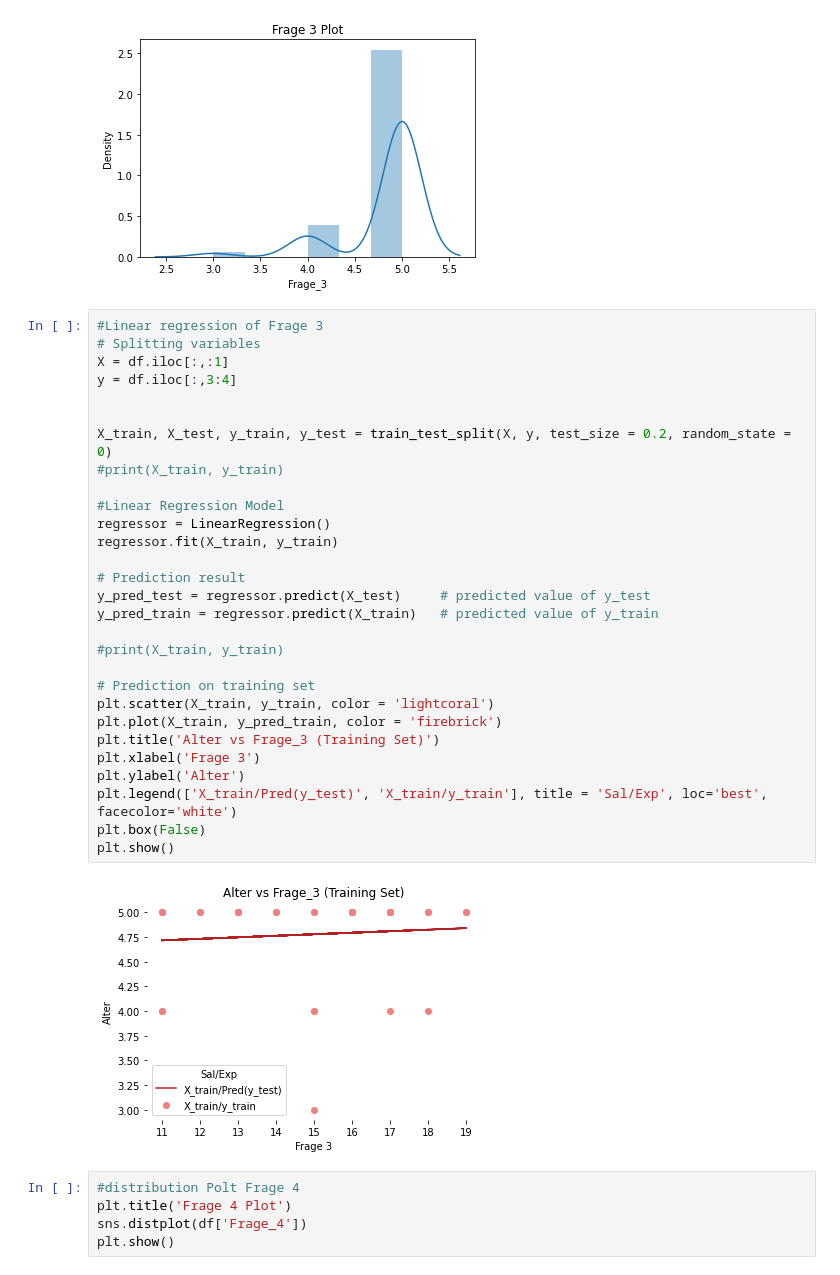
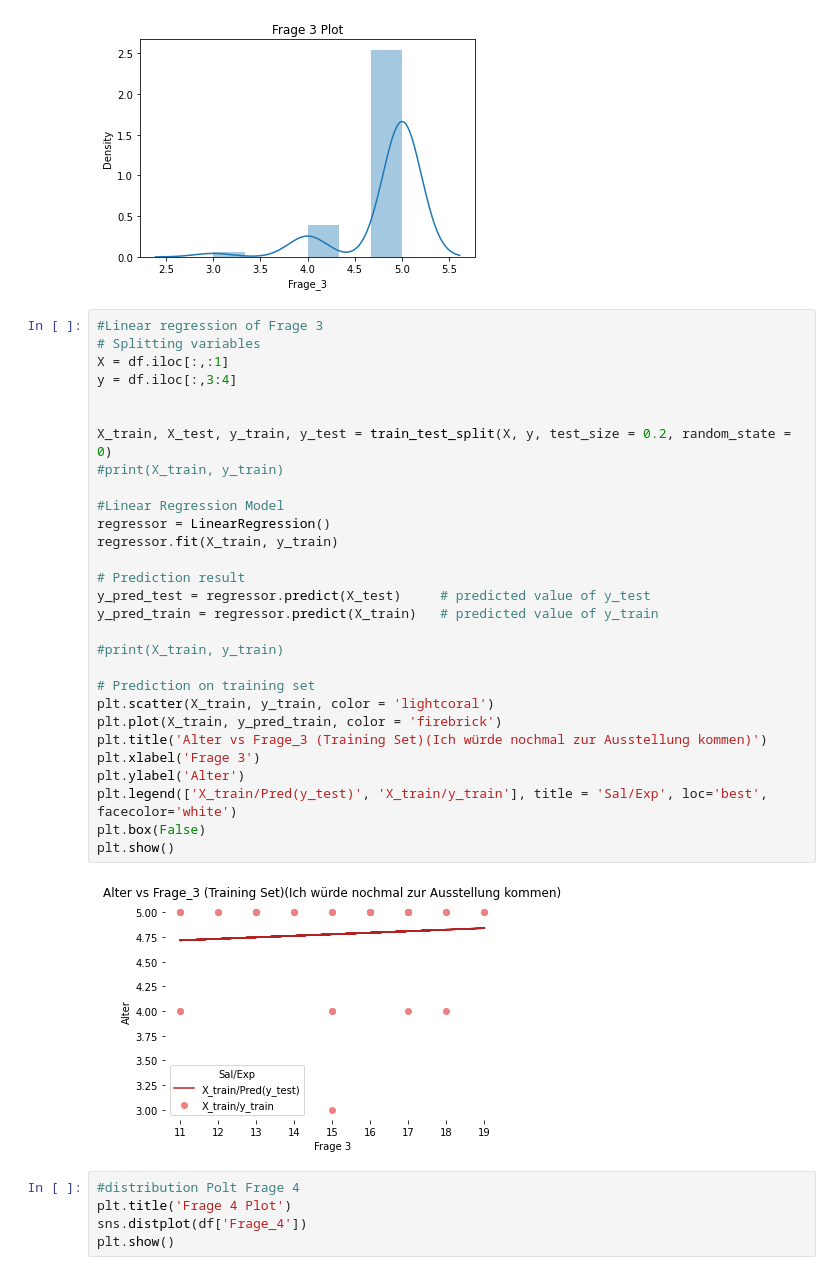
Before and after one commit to GO-Robot-FLL/Masterpiece_Forschung, a Jupyter notebook: Datenanalyse Teen Tech Expo.ipynb, the cells around one changed output. Cells and saved outputs as stored; diff of their text form.

```diff
--- a/Datenanalyse Teen Tech Expo.ipynb
+++ b/Datenanalyse Teen Tech Expo.ipynb
@@ -241,34 +241,34 @@ plt.show()
 # %%
 #Linear regression of Frage 3
 # Splitting variables
 X = df.iloc[:,:1]
 y = df.iloc[:,3:4]
 
 
 X_train, X_test, y_train, y_test = train_test_split(X, y, test_size = 0.2, random_state = 0)
 #print(X_train, y_train)
 
 #Linear Regression Model
 regressor = LinearRegression()
 regressor.fit(X_train, y_train)
 
 # Prediction result
 y_pred_test = regressor.predict(X_test)     # predicted value of y_test
 y_pred_train = regressor.predict(X_train)   # predicted value of y_train
 
 #print(X_train, y_train)
 
 # Prediction on training set
 plt.scatter(X_train, y_train, color = 'lightcoral')
 plt.plot(X_train, y_pred_train, color = 'firebrick')
-plt.title('Alter vs Frage_3 (Training Set)')
+plt.title('Alter vs Frage_3 (Training Set)(Ich würde nochmal zur Ausstellung kommen)')
 plt.xlabel('Frage 3')
 plt.ylabel('Alter')
 plt.legend(['X_train/Pred(y_test)', 'X_train/y_train'], title = 'Sal/Exp', loc='best', facecolor='white')
 plt.box(False)
 plt.show()
 # %% [output]
-[figure, old version]
+[figure, new version]
 # %%
 #distribution Polt Frage 4
 plt.title('Frage 4 Plot')
```
Also changed, not shown: parts of 4 cells of this notebook.
